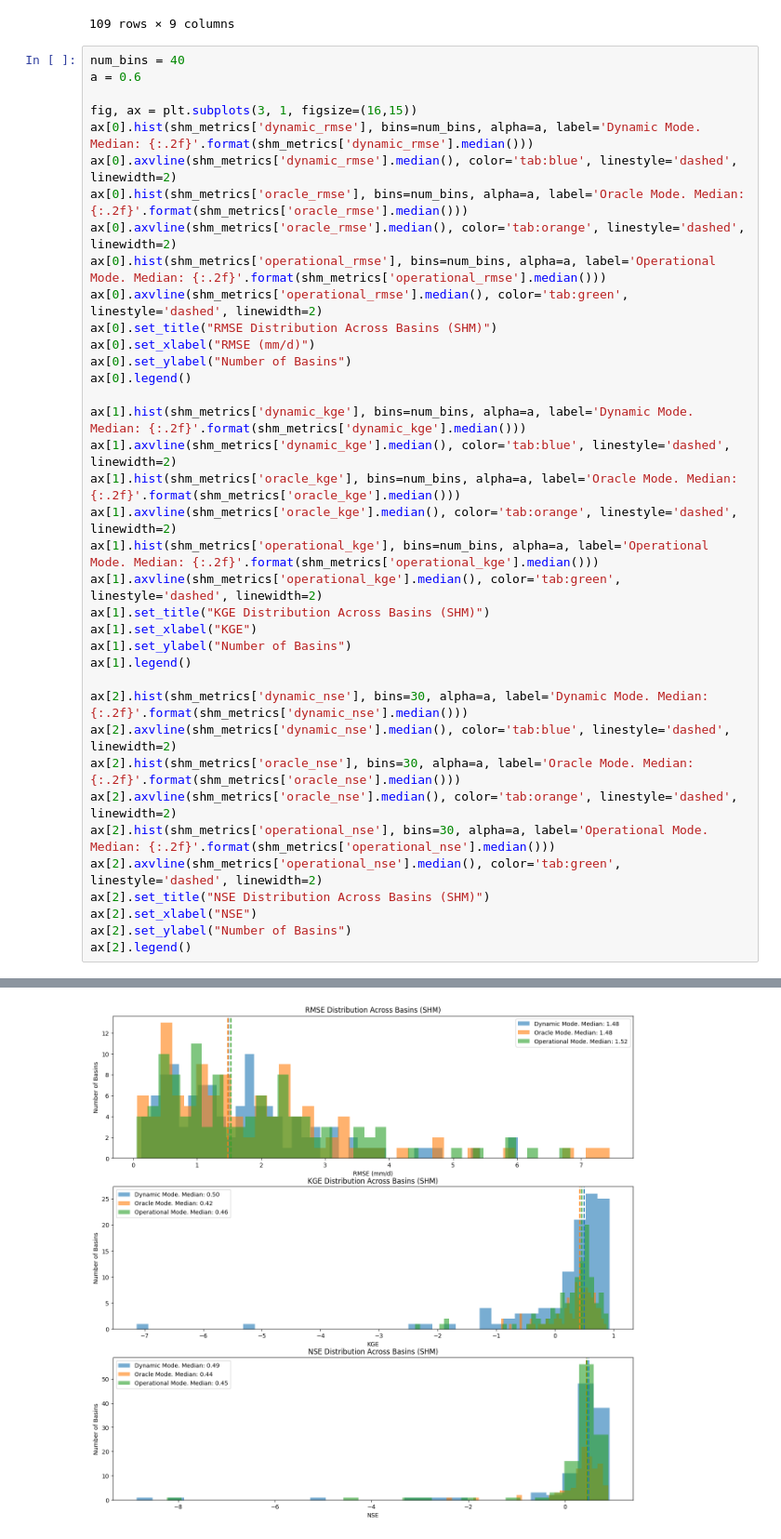
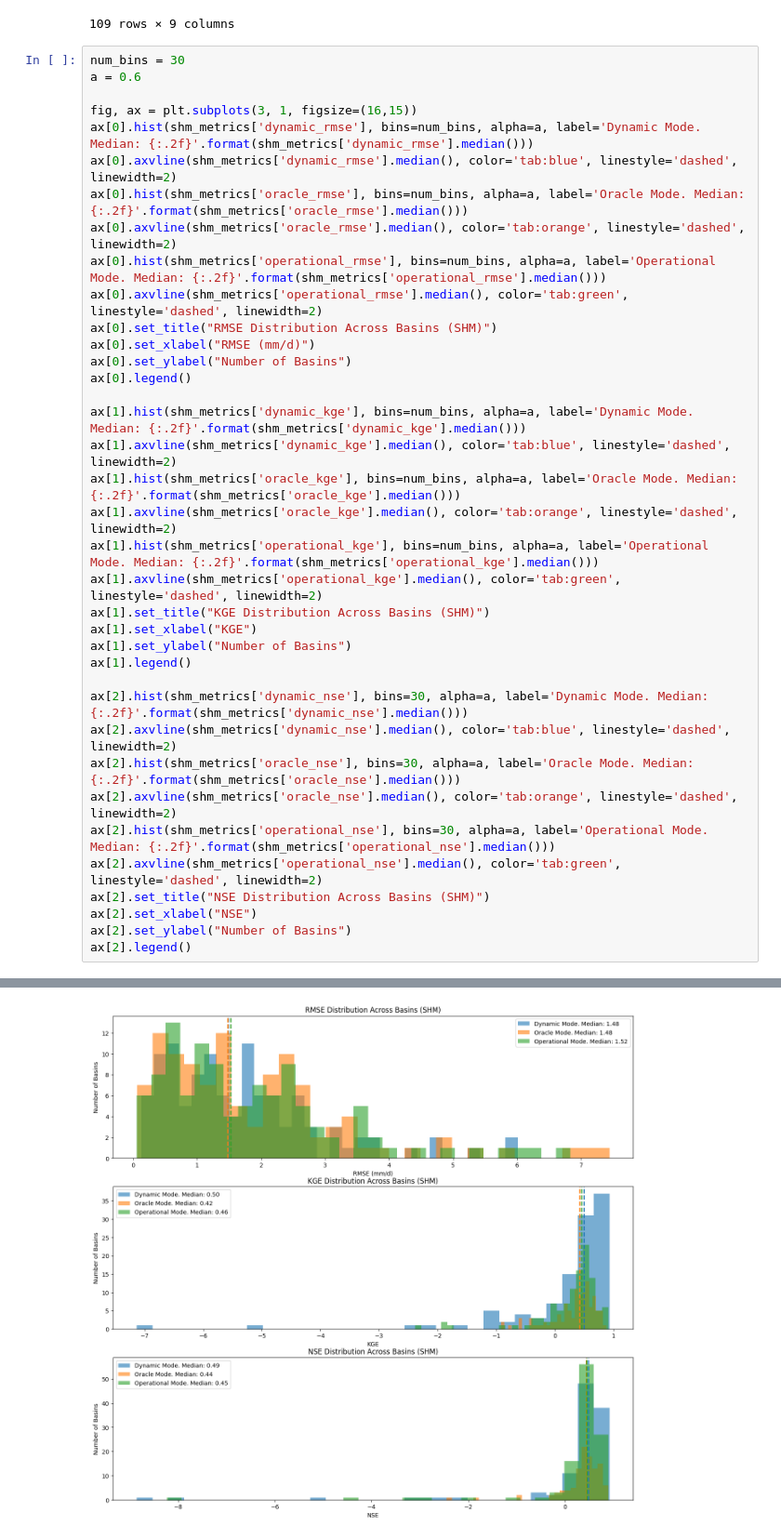
Before and after one commit to mines-ciroh/neuralhydrology-dcfe, a Jupyter notebook: examples/07-DCFE/Manuscript_Material.ipynb, the cells around one changed output, grey strips where cells are left out. Shown at 93% size. Saved outputs shown, nothing was run; the diff lists cells and outputs as text.

```diff
--- a/examples/07-DCFE/Manuscript_Material.ipynb
+++ b/examples/07-DCFE/Manuscript_Material.ipynb
@@ -839,7 +839,7 @@ shm_metrics
 | 14400000 | 0.892345 | 0.822897 | 0.807976 | 3.740635 | 4.797803 | 4.995822 | 0.815767 | ... |
 109 rows × 9 columns
 # %%
-num_bins = 40
+num_bins = 30
 a = 0.6
 
 fig, ax = plt.subplots(3, 1, figsize=(16,15))
@@ -850,31 +850,31 @@ ax[0].axvline(shm_metrics['oracle_rmse'].median(), color='tab:orange', linestyle
 ax[0].hist(shm_metrics['operational_rmse'], bins=num_bins, alpha=a, label='Operational Mode. Median: {:.2f}'.format(shm_metrics['operational_rmse'].median()))
 ax[0].axvline(shm_metrics['operational_rmse'].median(), color='tab:green', linestyle='dashed', linewidth=2)
 ax[0].set_title("RMSE Distribution Across Basins (SHM)")
 ax[0].set_xlabel("RMSE (mm/d)")
 ax[0].set_ylabel("Number of Basins")
 ax[0].legend()
 
 ax[1].hist(shm_metrics['dynamic_kge'], bins=num_bins, alpha=a, label='Dynamic Mode. Median: {:.2f}'.format(shm_metrics['dynamic_kge'].median()))
 ax[1].axvline(shm_metrics['dynamic_kge'].median(), color='tab:blue', linestyle='dashed', linewidth=2)
 ax[1].hist(shm_metrics['oracle_kge'], bins=num_bins, alpha=a, label='Oracle Mode. Median: {:.2f}'.format(shm_metrics['oracle_kge'].median()))
 ax[1].axvline(shm_metrics['oracle_kge'].median(), color='tab:orange', linestyle='dashed', linewidth=2)
 ax[1].hist(shm_metrics['operational_kge'], bins=num_bins, alpha=a, label='Operational Mode. Median: {:.2f}'.format(shm_metrics['operational_kge'].median()))
 ax[1].axvline(shm_metrics['operational_kge'].median(), color='tab:green', linestyle='dashed', linewidth=2)
 ax[1].set_title("KGE Distribution Across Basins (SHM)")
 ax[1].set_xlabel("KGE")
 ax[1].set_ylabel("Number of Basins")
 ax[1].legend()
 
 ax[2].hist(shm_metrics['dynamic_nse'], bins=30, alpha=a, label='Dynamic Mode. Median: {:.2f}'.format(shm_metrics['dynamic_nse'].median()))
 ax[2].axvline(shm_metrics['dynamic_nse'].median(), color='tab:blue', linestyle='dashed', linewidth=2)
 ax[2].hist(shm_metrics['oracle_nse'], bins=30, alpha=a, label='Oracle Mode. Median: {:.2f}'.format(shm_metrics['oracle_nse'].median()))
 ax[2].axvline(shm_metrics['oracle_nse'].median(), color='tab:orange', linestyle='dashed', linewidth=2)
 ax[2].hist(shm_metrics['operational_nse'], bins=30, alpha=a, label='Operational Mode. Median: {:.2f}'.format(shm_metrics['operational_nse'].median()))
 ax[2].axvline(shm_metrics['operational_nse'].median(), color='tab:green', linestyle='dashed', linewidth=2)
 ax[2].set_title("NSE Distribution Across Basins (SHM)")
 ax[2].set_xlabel("NSE")
 ax[2].set_ylabel("Number of Basins")
 ax[2].legend()
 # %% [output]
 <matplotlib.legend.Legend at 0x...>
-[figure, old version]
+[figure, new version]
```
Also changed, not shown: 5 other files.
